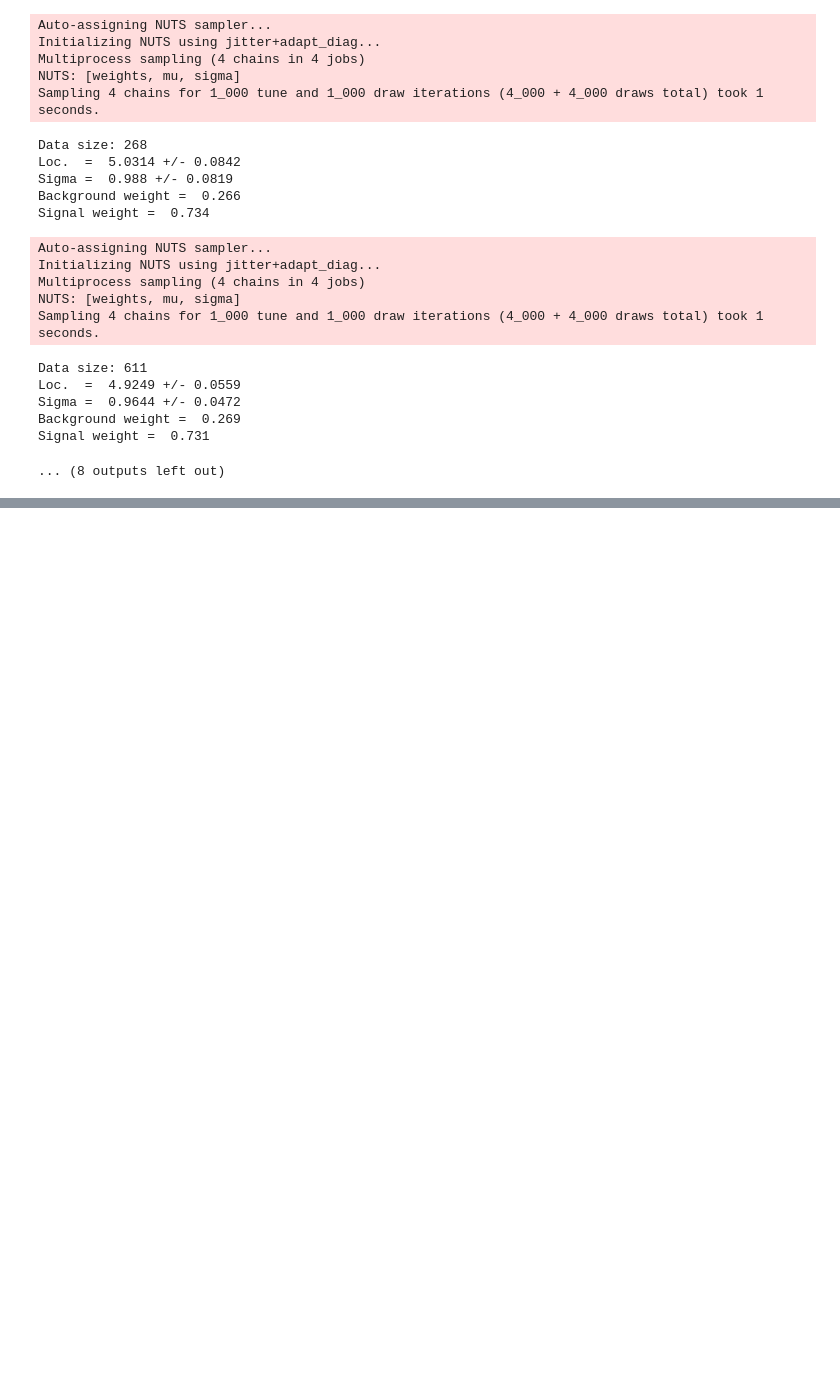
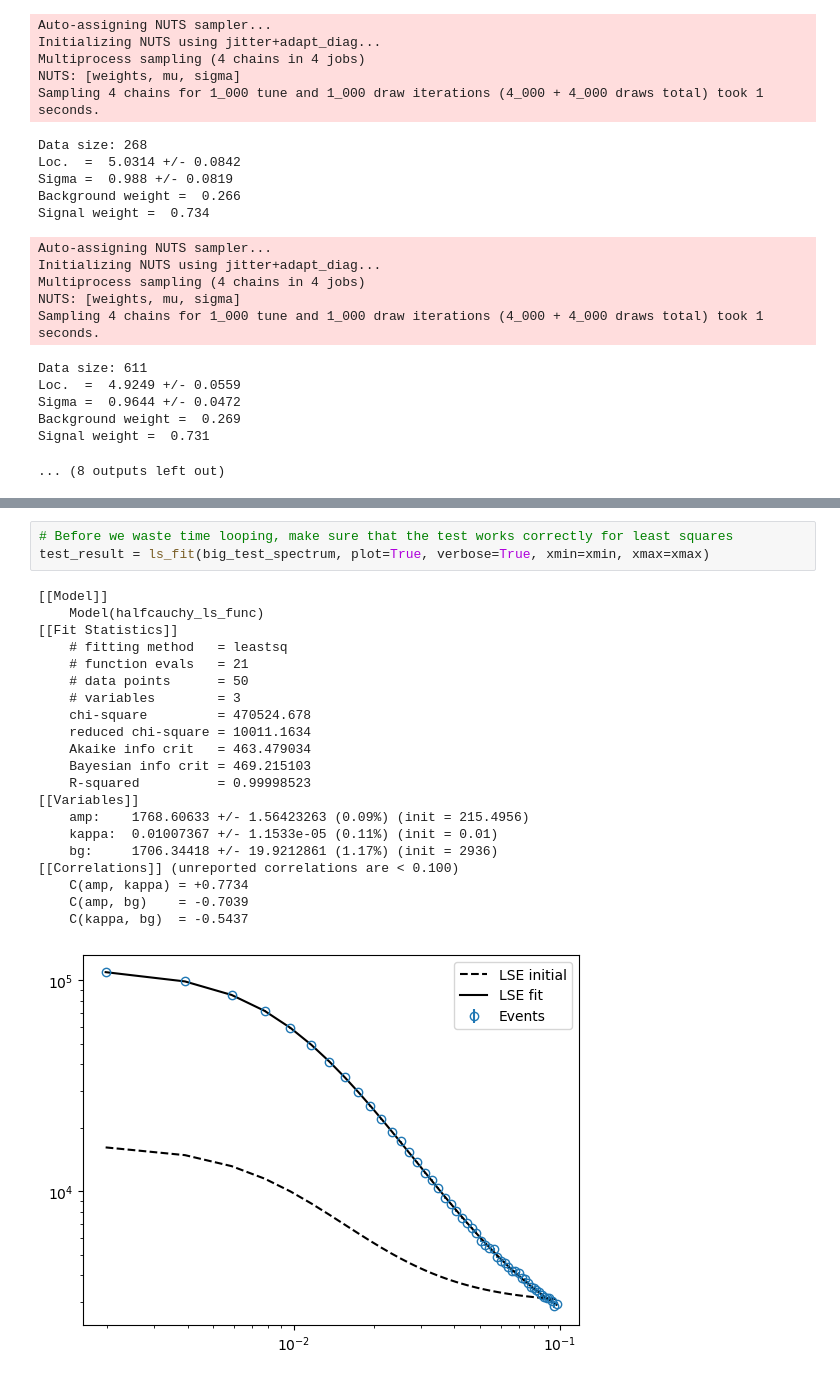
Before and after one commit to localoptimum/emtk, a Jupyter notebook: Mixture Models with PyMC.ipynb, the cells around one changed output, grey strips where cells are left out. Drawn from its saved outputs; the diff is of its cells as text; blank space fills up the shorter version.

```diff
--- a/Mixture Models with PyMC.ipynb
+++ b/Mixture Models with PyMC.ipynb
@@ -826,0 +1138,25 @@ ax.legend(title='Data analysis method:')
+# %%
+# Before we waste time looping, make sure that the test works correctly for least squares
+test_result = ls_fit(big_test_spectrum, plot=True, verbose=True, xmin=xmin, xmax=xmax)
+# %% [output]
+[[Model]]
+    Model(halfcauchy_ls_func)
+[[Fit Statistics]]
+    # fitting method   = leastsq
+    # function evals   = 21
+    # data points      = 50
+    # variables        = 3
+    chi-square         = 470524.678
+    reduced chi-square = 10011.1634
+    Akaike info crit   = 463.479034
+    Bayesian info crit = 469.215103
+    R-squared          = 0.99998523
+[[Variables]]
+    amp:    1768.60633 +/- 1.56423263 (0.09%) (init = 215.4956)
+    kappa:  0.01007367 +/- 1.1533e-05 (0.11%) (init = 0.01)
+    bg:     1706.34418 +/- 19.9212861 (1.17%) (init = 2936)
+[[Correlations]] (unreported correlations are < 0.100)
+    C(amp, kappa) = +0.7734
+    C(amp, bg)    = -0.7039
+    C(kappa, bg)  = -0.5437
+[figure, added]
```
Also changed, not shown: parts of 10 cells of this notebook.
